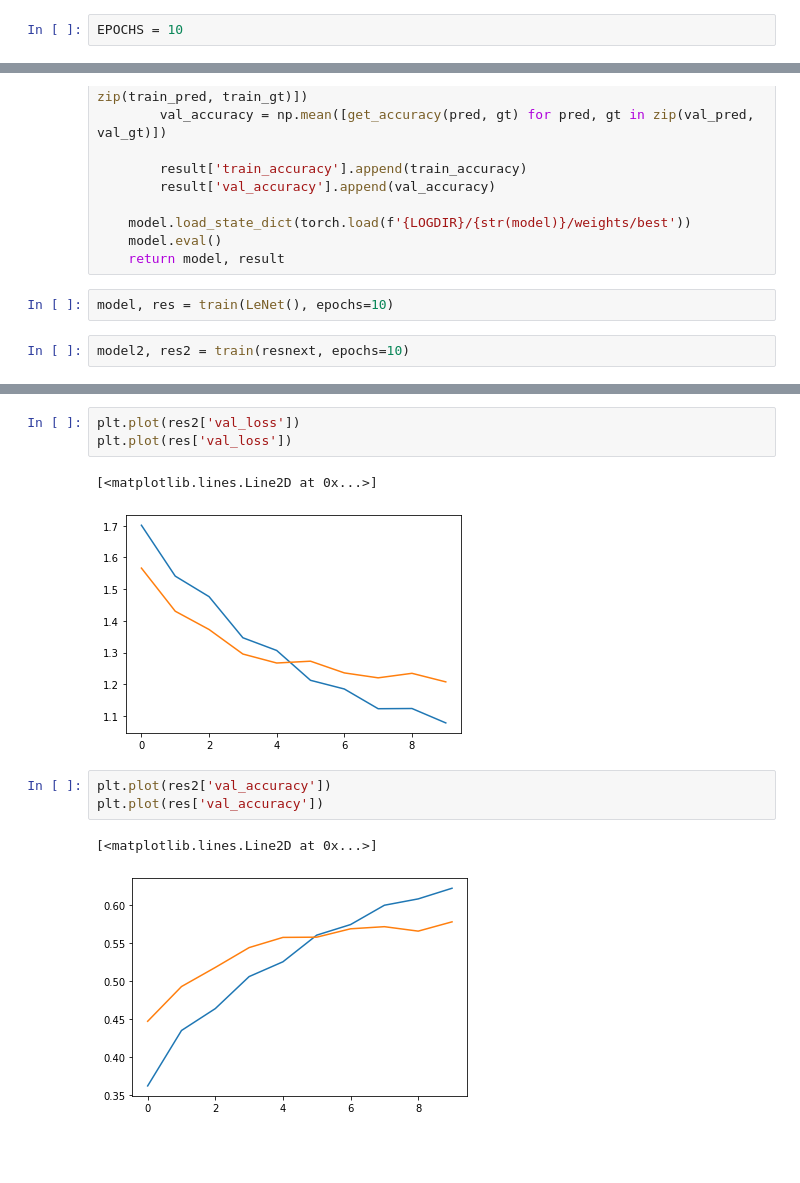
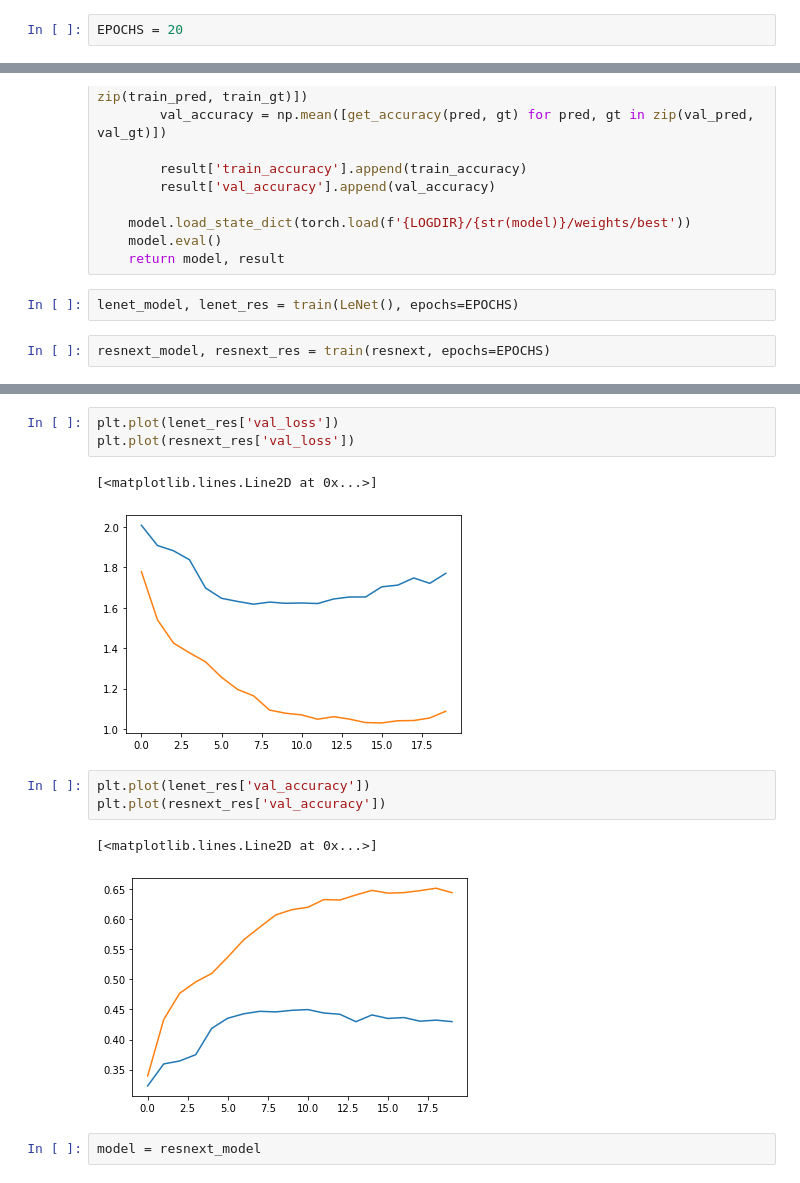
Before and after one commit to sir-timio/neural_labs, a Jupyter notebook: lab5/conv.ipynb, the cells around one changed output, grey strips where cells are left out. Cells and saved outputs as stored; diff of their text form; blank space fills up the shorter version.

Commit message:
trained baseline and SOTA

```diff
--- a/lab5/conv.ipynb
+++ b/lab5/conv.ipynb
@@ -404,7 +404,7 @@ LOGDIR = 'output'
 SAVE_INTERVAL = 5
 VERBOSE = 2000
 # %%
-EPOCHS = 10
+EPOCHS = 20
 # %%
 model = LeNet().to(DEVICE)
 # %%
@@ -499,7 +499,7 @@ def train(model,
     model.eval()
     return model, result
 # %%
-model, res = train(LeNet(), epochs=10)
+lenet_model, lenet_res = train(LeNet(), epochs=EPOCHS)
 # %%
-model2, res2 = train(resnext, epochs=10)
+resnext_model, resnext_res = train(resnext, epochs=EPOCHS)
 # %%
@@ -511,12 +511,14 @@ plt.plot(res['train_loss'])
 # %%
-plt.plot(res2['val_loss'])
-plt.plot(res['val_loss'])
+plt.plot(lenet_res['val_loss'])
+plt.plot(resnext_res['val_loss'])
 # %% [output]
 [<matplotlib.lines.Line2D at 0x...>]
-[figure, old version]
+[figure, new version]
 # %%
-plt.plot(res2['val_accuracy'])
-plt.plot(res['val_accuracy'])
+plt.plot(lenet_res['val_accuracy'])
+plt.plot(resnext_res['val_accuracy'])
 # %% [output]
 [<matplotlib.lines.Line2D at 0x...>]
-[figure, old version]
+[figure, new version]
+# %%
+model = resnext_model
```
Also changed, not shown: parts of 4 cells of this notebook, 12 other files.
